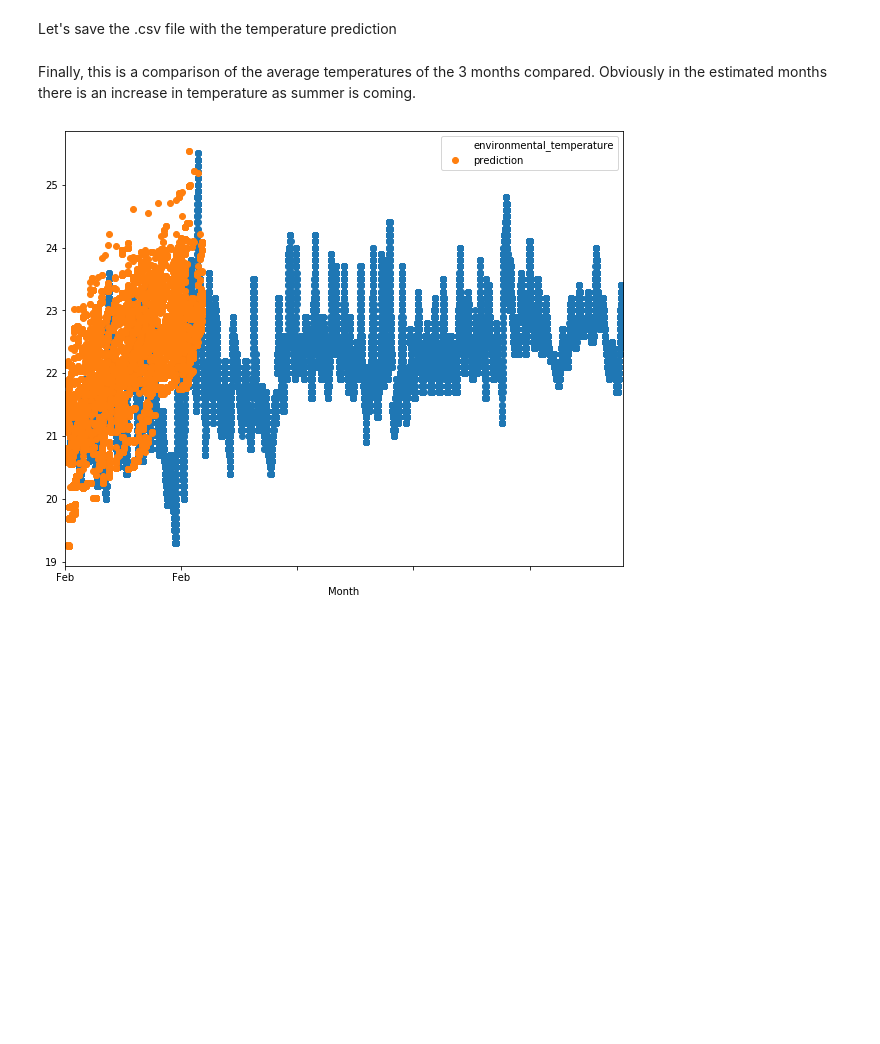
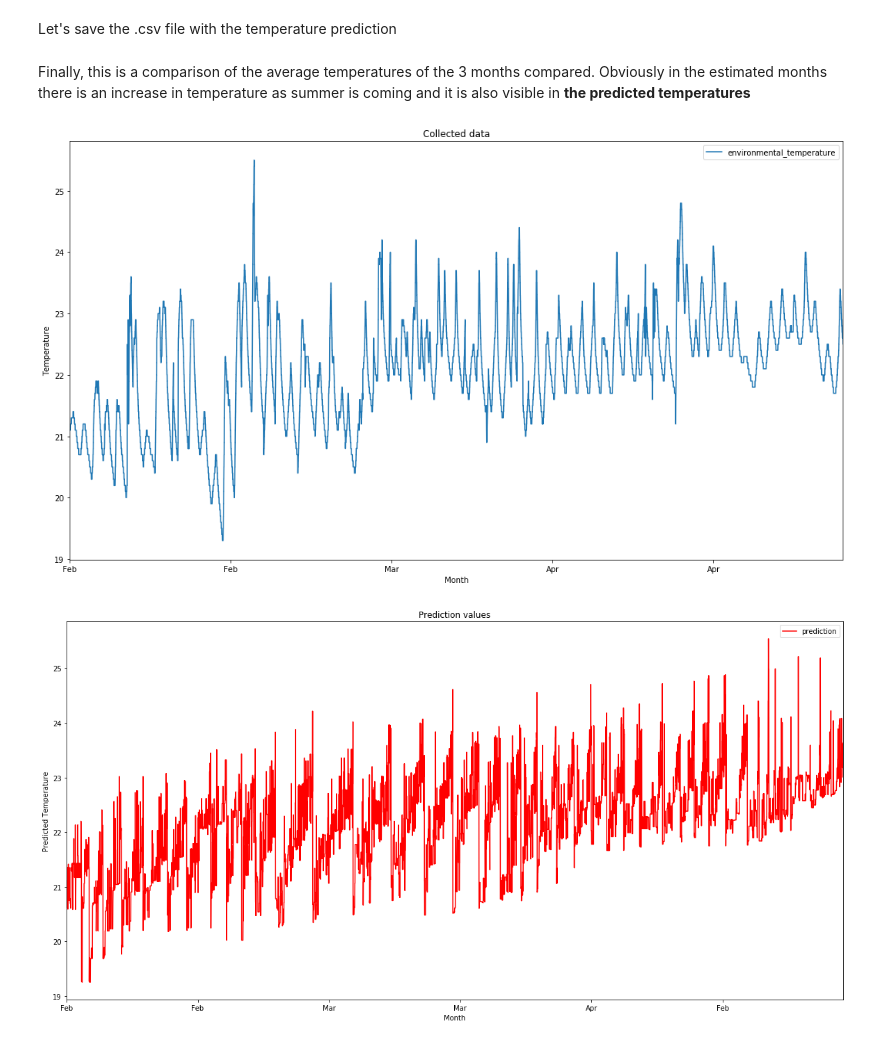
Before and after one commit to IvanComp/EDA-EnterpriseDataAnalytics-project, a Jupyter notebook: Jupyter Notebooks/5 - Data Visualization.ipynb, the cells around one changed output. Cells and saved outputs as stored; diff of their text form; code cells hidden in the pictures; blank space fills up the shorter version.

```diff
--- a/Jupyter Notebooks/5 - Data Visualization.ipynb
+++ b/Jupyter Notebooks/5 - Data Visualization.ipynb
@@ -75,13 +75,29 @@ df.to_csv("../Ivan Compagnucci/EDA-EnterpriseDataAnalytics-project/Data/Predicti
 # %% [markdown]
 
-Finally, this is a comparison of the average temperatures of the 3 months compared. Obviously in the estimated months there is an increase in temperature as summer is coming.
+Finally, this is a comparison of the average temperatures of the 3 months compared. Obviously in the estimated months there is an increase in temperature as summer is coming and it is also visible in **the predicted temperatures**
 # %%
 import numpy
 df = pd.read_csv("../Ivan Compagnucci/EDA-EnterpriseDataAnalytics-project/Data/Prediction data/environmentalSRT.csv")
 df2 = pd.read_csv("../Ivan Compagnucci/EDA-EnterpriseDataAnalytics-project/Data/Prediction data/environmentalPrediction.csv")
 
-ax = df.plot(x='Month', y='environmental_temperature', style='o',figsize=(10,8))
-df2.plot(ax=ax, x='Month',  y='prediction', style='o',figsize=(10,8))
+df.plot(x='Month', y='environmental_temperature',  figsize=(18,10))
+plt.title('Collected data')
+plt.xlabel('Month')
+plt.ylabel('Temperature')
+
+df2.plot(x='Month', y='prediction',  figsize=(20,10), color="red")
+plt.title('Prediction values')
+plt.xlabel('Month')
+plt.ylabel('Predicted Temperature')
+
+
+ax = df.plot(x='Month', y='environmental_temperature',  figsize=(20,10))
+df2.plot(ax=ax, x='Month', y='prediction', figsize=(20,10), color="red")
+plt.title('Comparison beetween datasets')
+plt.xlabel('Month')
+plt.ylabel('Temperature')
+
 plt.show()
 # %% [output]
-[figure, old version]
+[figure, new version]
+[figure, added]
```
Also changed, not shown: parts of 3 cells of this notebook, 5 other files.
